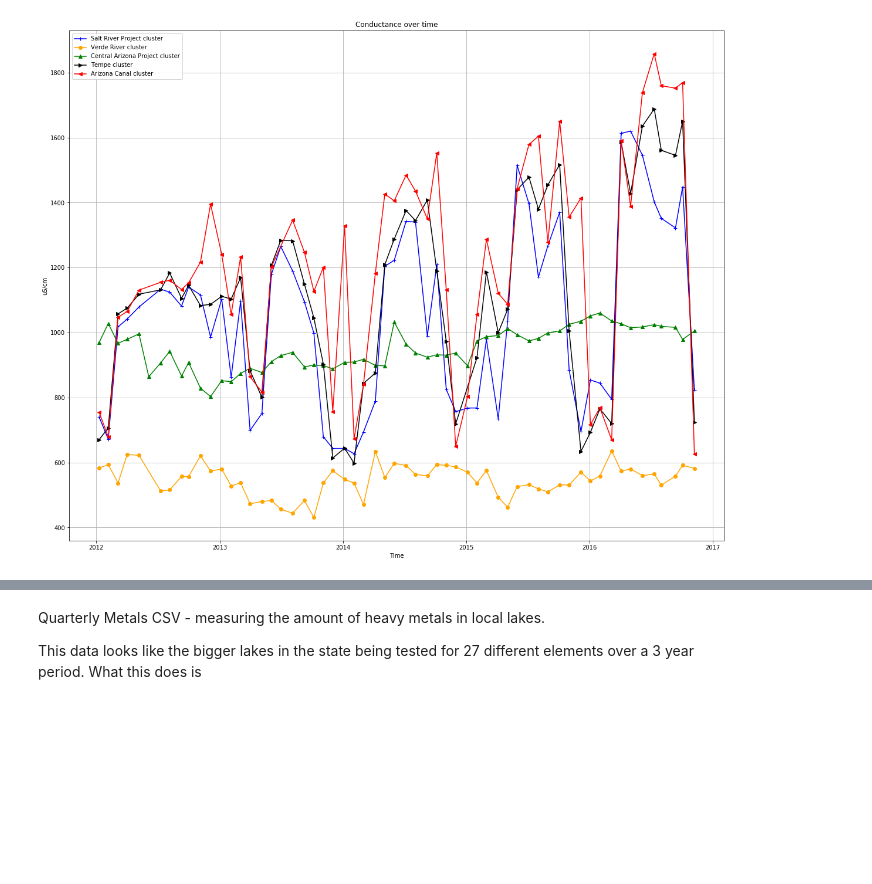
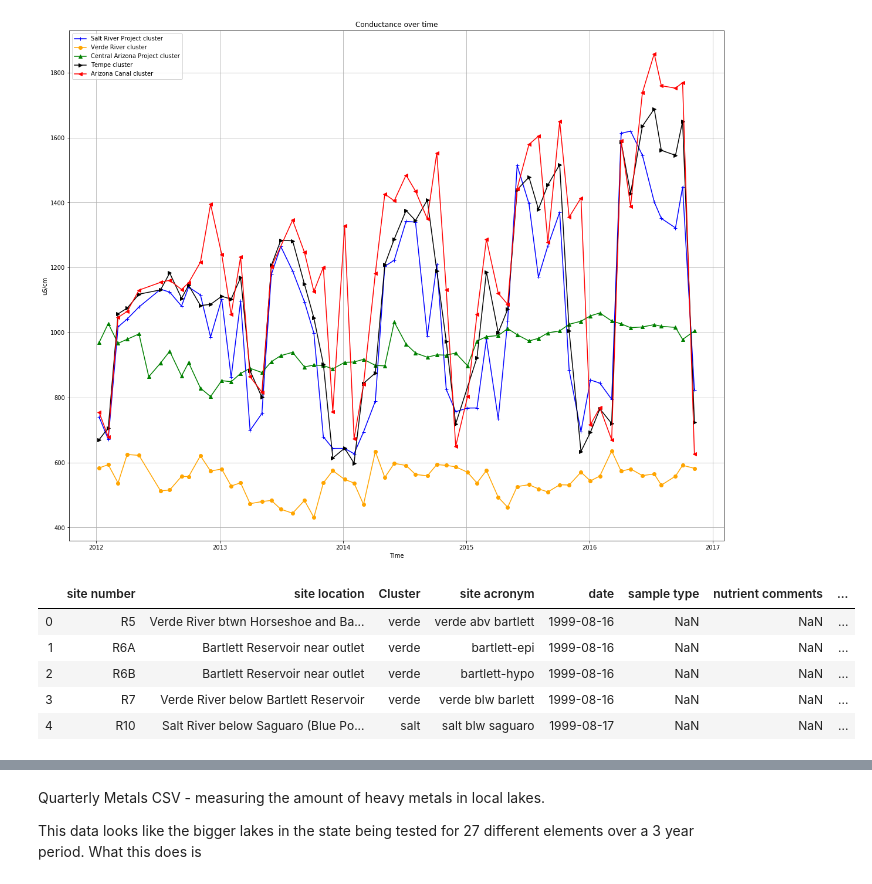
Before and after one commit to briantparish/waterQualityProject, a Jupyter notebook: Project1.ipynb, the cells around one changed output, grey strips where cells are left out. Drawn from its saved outputs; the diff is of its cells as text; code cells hidden in the pictures; blank space fills up the shorter version.

```diff
--- a/Project1.ipynb
+++ b/Project1.ipynb
@@ -188,3 +201,12 @@ plt.grid()
 #plt.savefig('algae.png')
 # %% [output]
 [figure]
+# %%
+nitrogen.head()
+# %% [output]
+|  | site number | site location | Cluster | site acronym | date | sample type | nutrient comments | ... |
+| 0 | R5 | Verde River btwn Horseshoe and Ba... | verde | verde abv bartlett | 1999-08-16 | NaN | NaN | ... |
+| 1 | R6A | Bartlett Reservoir near outlet | verde | bartlett-epi | 1999-08-16 | NaN | NaN | ... |
+| 2 | R6B | Bartlett Reservoir near outlet | verde | bartlett-hypo | 1999-08-16 | NaN | NaN | ... |
+| 3 | R7 | Verde River below Bartlett Reservoir | verde | verde blw barlett | 1999-08-16 | NaN | NaN | ... |
+| 4 | R10 | Salt River below Saguaro (Blue Po... | salt | salt blw saguaro | 1999-08-17 | NaN | NaN | ... |
```
Also changed, not shown: parts of 5 cells of this notebook, 5 other files.
